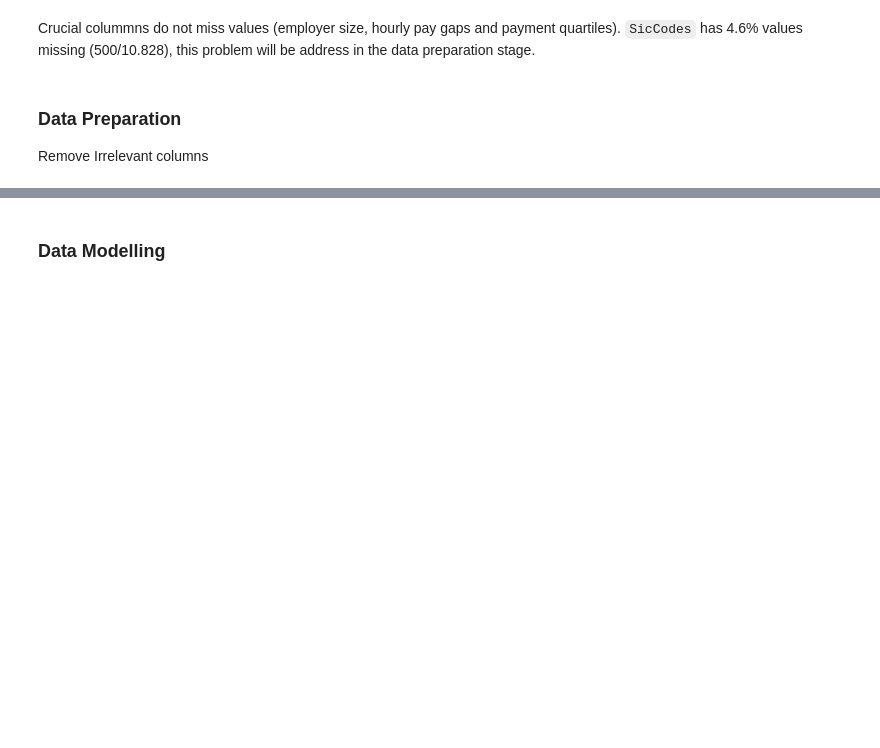
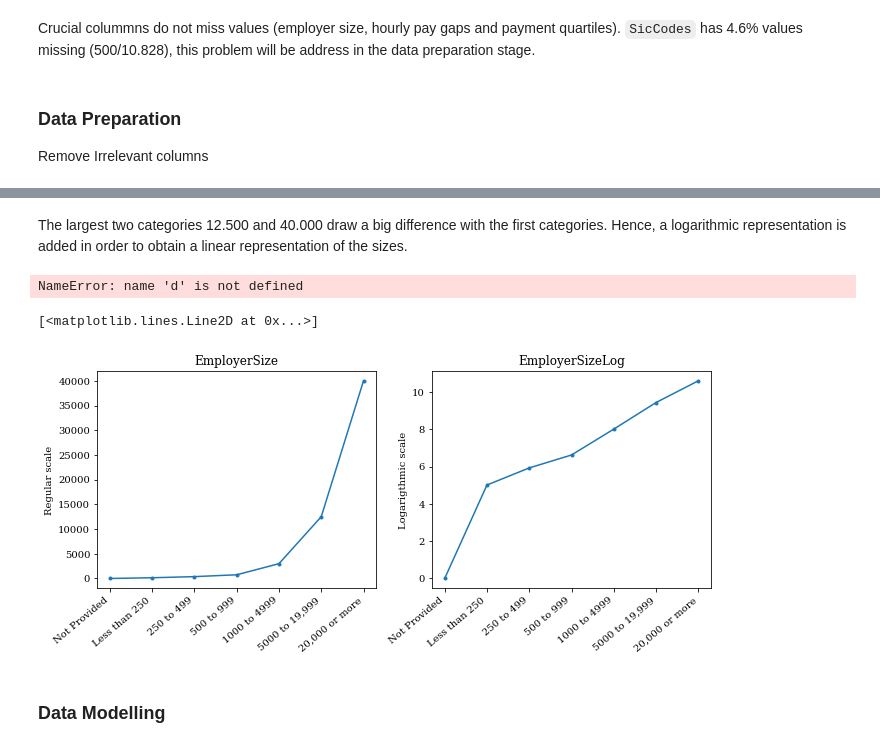
Before and after one commit to leanguardia/gender-pay-gap-uk, a Jupyter notebook: UK-Gender-Pay-Gap.ipynb, the cells around one changed output, grey strips where cells are left out. Drawn from its saved outputs; the diff is of its cells as text; code cells hidden in the pictures; blank space fills up the shorter version.

```diff
--- a/UK-Gender-Pay-Gap.ipynb
+++ b/UK-Gender-Pay-Gap.ipynb
@@ -114,0 +128,6 @@ NameError: name 'raw' is not defined
+# %%
+to_replace     = ['Not Provided', 'Less than 250',  '250 to 499',  '500 to 999',
+                  '1000 to 4999', '5000 to 19,999', '20,000 or more']
+replace_values = [1, 150, 375, 750, 3000, 12500, 40000]
+df.EmployerSize = df.EmployerSize.replace(to_replace, replace_values).astype(int)
+df.EmployerSize.value_counts().sort_index()
@@ -115,3 +143,24 @@ NameError: name 'raw' is not defined
+# %% [markdown]
+The largest two categories 12.500 and 40.000 draw a big difference with the first categories. Hence, a logarithmic representation is added in order to obtain a linear representation of the sizes.
+# %%
+d['EmployerSizeLog'] = pd.Series(np.log(df.EmployerSize), index=df.index)
+# %% [output]
+NameError: name 'd' is not defined
+# %%
+fig, axs = plt.subplots(1, 2, figsize=(11,4))
+axs[0].set_title("EmployerSize")
+axs[0].set_ylabel("Regular scale")
+axs[0].set_xticks(range(8))
+axs[0].set_xticklabels(to_replace, rotation=40, ha="right")
+axs[0].plot(np.sort(df.EmployerSize.unique()), marker=".")
+axs[1].set_title("EmployerSizeLog")
+axs[1].set_ylabel("Logarigthmic scale")
+axs[1].set_xticks(range(8))
+axs[1].set_xticklabels(to_replace, rotation=40, ha="right")
+axs[1].plot(range(0,7), np.sort(df.EmployerSizeLog.unique()), marker=".")
+# %% [output]
+[<matplotlib.lines.Line2D at 0x...>]
+[figure, added]
 # %% [markdown]
 ### Data Modelling
 # %% [markdown]
```
Also changed, not shown: parts of 7 cells of this notebook.
